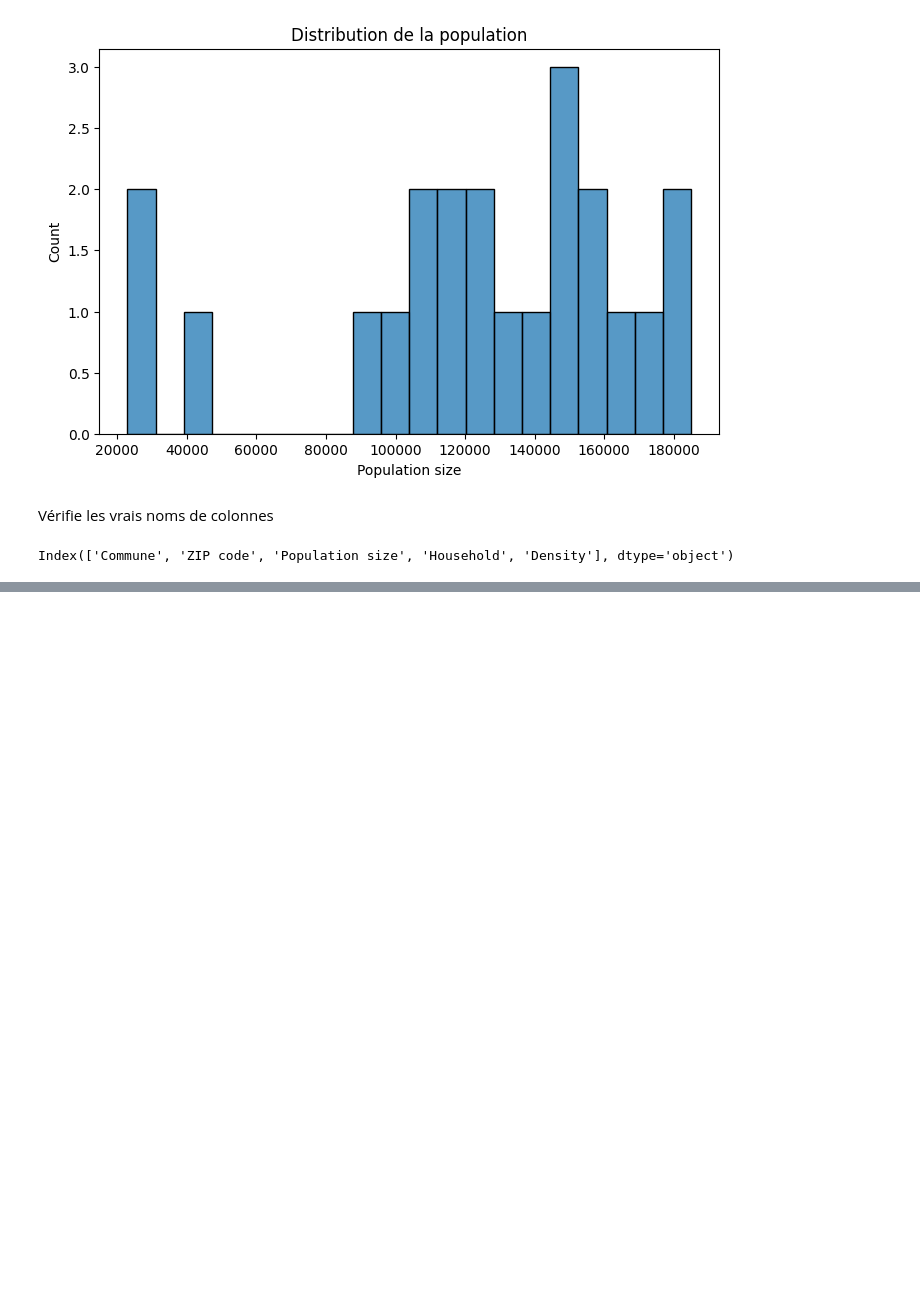
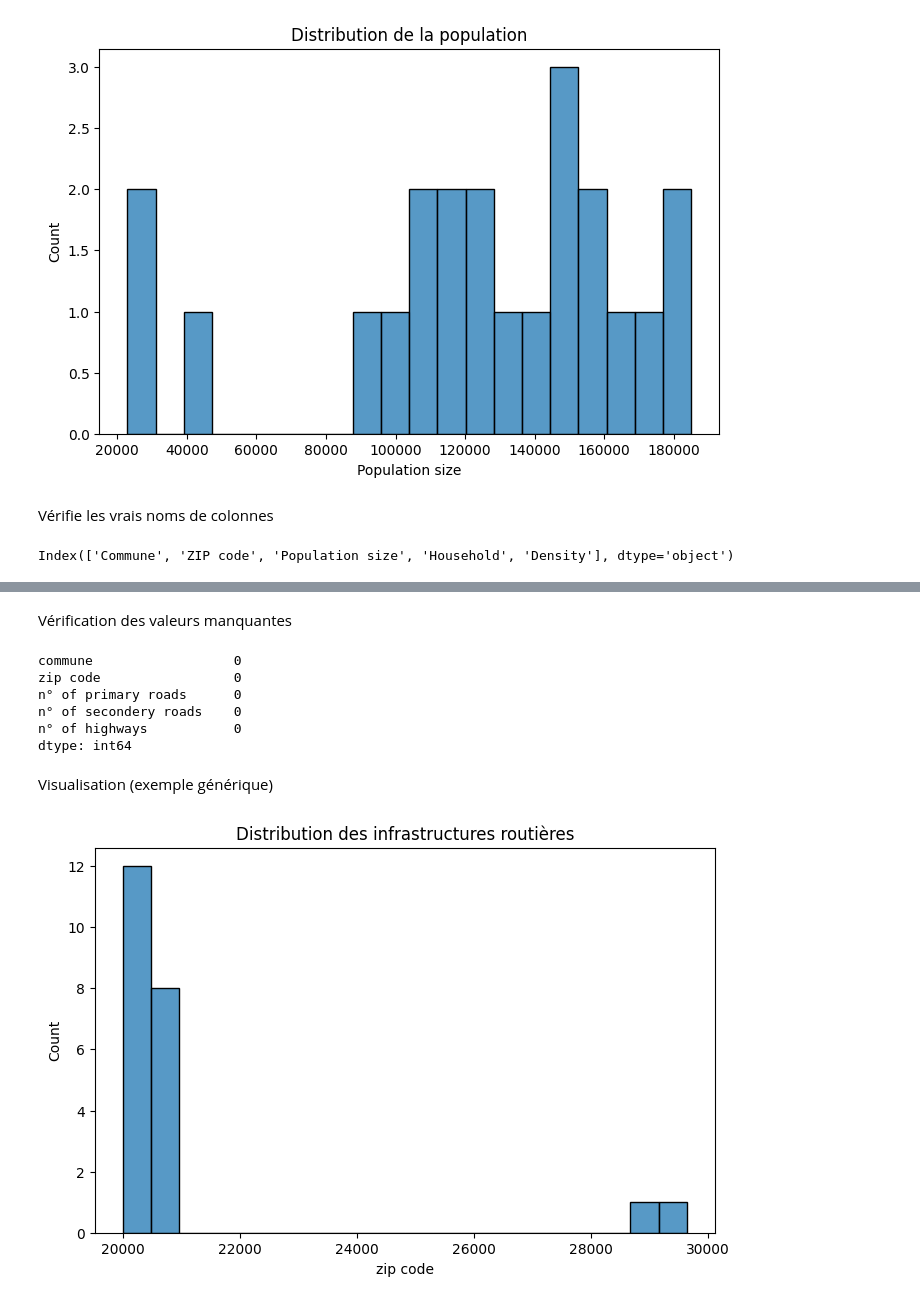
Before and after one commit to OTHMANEAY/file_rouge, a Jupyter notebook: notebooks/01_EDA.ipynb, the cells around one changed output, grey strips where cells are left out. Drawn from its saved outputs; the diff is of its cells as text; code cells hidden in the pictures; blank space fills up the shorter version.

```diff
--- a/notebooks/01_EDA.ipynb
+++ b/notebooks/01_EDA.ipynb
@@ -87,0 +120,5 @@ Index(['Commune', 'ZIP code', 'Population size', 'Household', 'Density'], dtype=
+# %%
+df_roads = pd.read_csv("../Shets/Table 3. Type of roads.csv")
+df_roads.columns = df_roads.columns.str.strip().str.lower()
+
+df_roads.head()
@@ -87,0 +161,23 @@ Index(['Commune', 'ZIP code', 'Population size', 'Household', 'Density'], dtype=
+# %% [markdown]
+Vérification des valeurs manquantes
+# %%
+df_roads.isnull().sum()
+# %% [output]
+commune                  0
+zip code                 0
+n° of primary roads      0
+n° of secondery roads    0
+n° of highways           0
+dtype: int64
+# %% [markdown]
+Visualisation (exemple générique)
+# %%
+import matplotlib.pyplot as plt
+import seaborn as sns
+
+plt.figure(figsize=(8,5))
+sns.histplot(df_roads.iloc[:,1], bins=20)
+plt.title("Distribution des infrastructures routières")
+plt.show()
+# %% [output]
+[figure, added]
```
Also changed, not shown: parts of 10 cells of this notebook, 1 other file.
